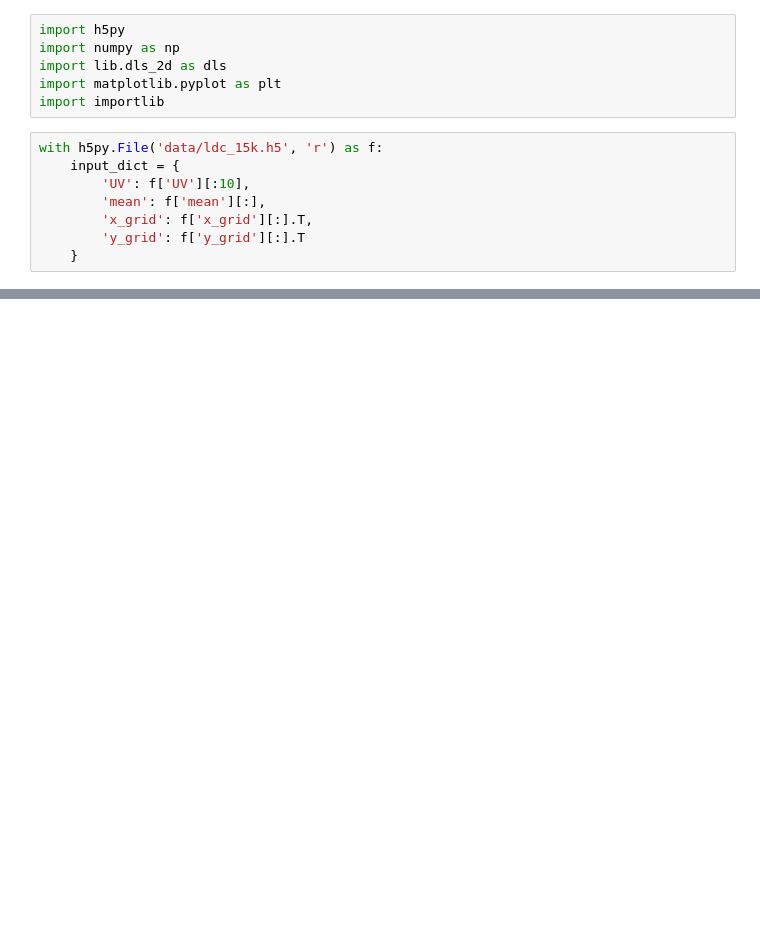
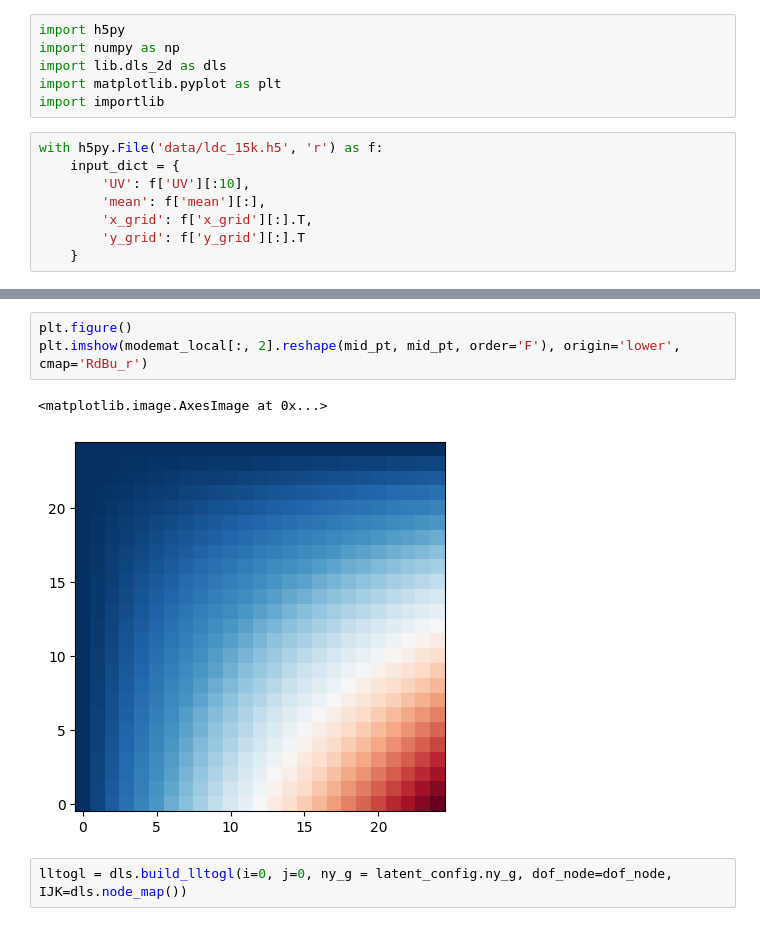
Before and after one commit to morton311/carrier_dls, a Jupyter notebook: test_notebook.ipynb, the cells around one changed output, grey strips where cells are left out. Cells and saved outputs as stored; diff of their text form; blank space fills up the shorter version.

```diff
--- a/test_notebook.ipynb
+++ b/test_notebook.ipynb
@@ -49,0 +151,8 @@ Relative error: 0.6264%
+# %%
+plt.figure()
+plt.imshow(modemat_local[:, 2].reshape(mid_pt, mid_pt, order='F'), origin='lower', cmap='RdBu_r')
+# %% [output]
+<matplotlib.image.AxesImage at 0x...>
+[figure, added]
+# %%
+lltogl = dls.build_lltogl(i=0, j=0, ny_g = latent_config.ny_g, dof_node=dof_node, IJK=dls.node_map())
```
Also changed, not shown: parts of 7 cells of this notebook, 7 other files.
